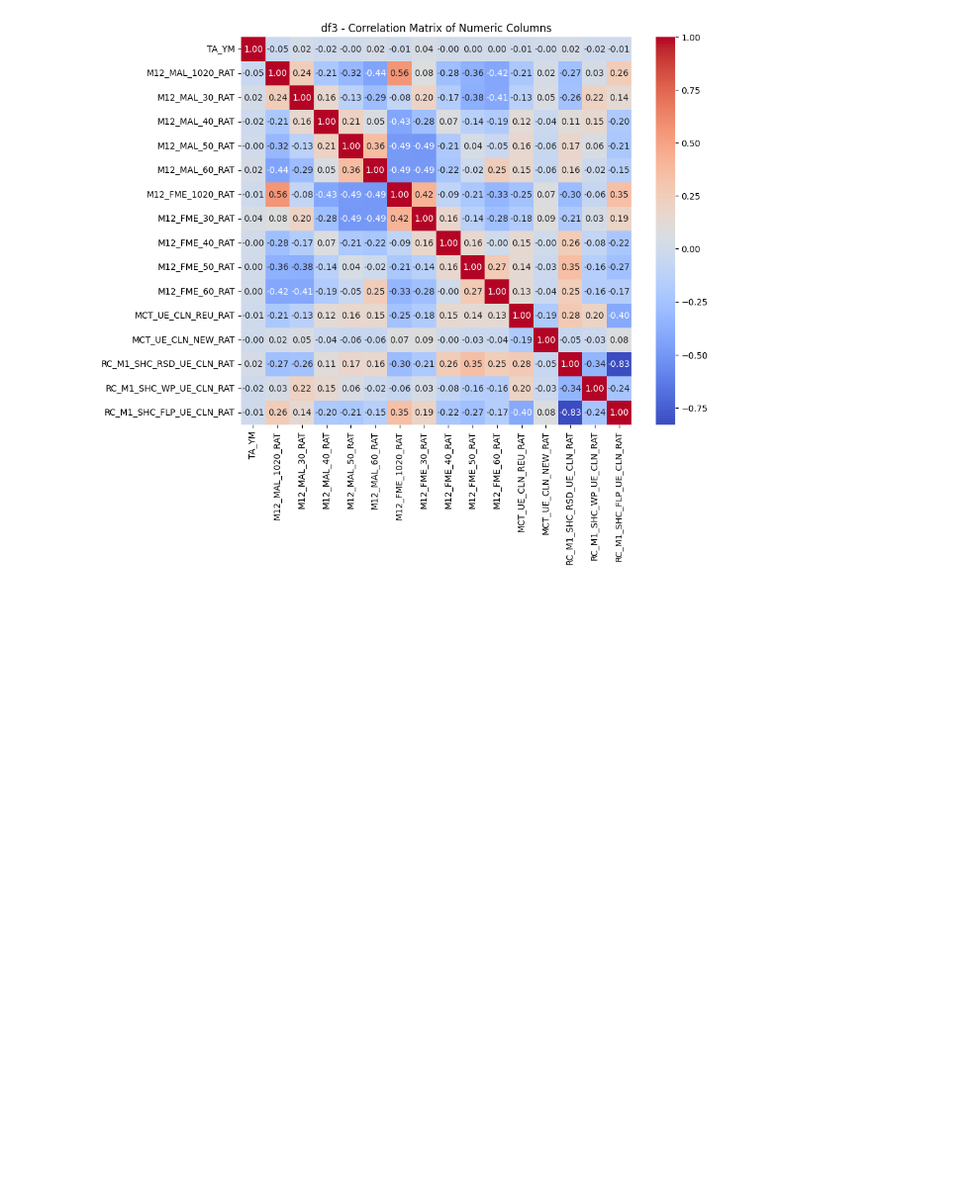
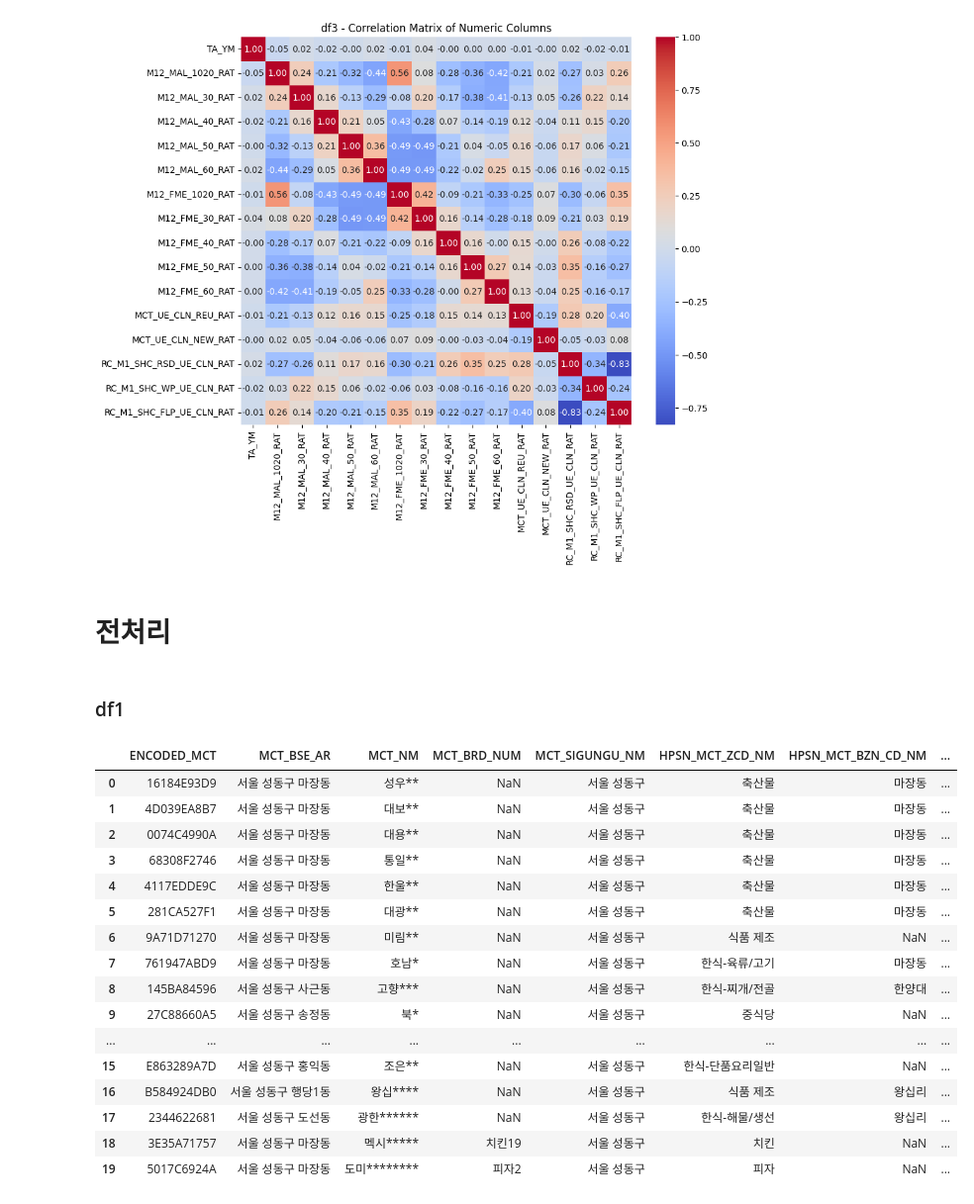
Before and after one commit to milkpotato1000/bigCon_hom, a Jupyter notebook: bigcon_jin1.ipynb, the cells around one changed output. Shown at 99% size. Saved outputs shown, nothing was run; the diff lists cells and outputs as text; code cells hidden in the pictures; blank space fills up the shorter version.

```diff
--- a/bigcon_jin1.ipynb
+++ b/bigcon_jin1.ipynb
@@ -608,3 +605,31 @@ plot_correlation_heatmap(df3, 'df3')
 [figure]
 [figure]
 [figure]
+# %% [markdown]
+# 전처리
+# %% [markdown]
+### df1
+# %%
+# Split 'MCT_BSE_AR' into 4 columns, handling multiple spaces
+df1[['MCT_BSE_AR_part1', 'MCT_BSE_AR_part2', 'MCT_BSE_AR_part3', 'MCT_BSE_AR_part4']] = df1['MCT_BSE_AR'].str.split(expand=True, n=3)
+
+# Display the updated dataframe with the new columns
+display(df1.head(20))
+# %% [output]
+|  | ENCODED_MCT | MCT_BSE_AR | MCT_NM | MCT_BRD_NUM | MCT_SIGUNGU_NM | HPSN_MCT_ZCD_NM | HPSN_MCT_BZN_CD_NM | ... |
+| 0 | 16184E93D9 | 서울 성동구 마장동 | 성우** | NaN | 서울 성동구 | 축산물 | 마장동 | ... |
+| 1 | 4D039EA8B7 | 서울 성동구 마장동 | 대보** | NaN | 서울 성동구 | 축산물 | 마장동 | ... |
+| 2 | 0074C4990A | 서울 성동구 마장동 | 대용** | NaN | 서울 성동구 | 축산물 | 마장동 | ... |
+| 3 | 68308F2746 | 서울 성동구 마장동 | 통일** | NaN | 서울 성동구 | 축산물 | 마장동 | ... |
+| 4 | 4117EDDE9C | 서울 성동구 마장동 | 한울** | NaN | 서울 성동구 | 축산물 | 마장동 | ... |
+| 5 | 281CA527F1 | 서울 성동구 마장동 | 대광** | NaN | 서울 성동구 | 축산물 | 마장동 | ... |
+| 6 | 9A71D71270 | 서울 성동구 마장동 | 미림** | NaN | 서울 성동구 | 식품 제조 | NaN | ... |
+| 7 | 761947ABD9 | 서울 성동구 마장동 | 호남* | NaN | 서울 성동구 | 한식-육류/고기 | 마장동 | ... |
+| 8 | 145BA84596 | 서울 성동구 사근동 | 고향*** | NaN | 서울 성동구 | 한식-찌개/전골 | 한양대 | ... |
+| 9 | 27C88660A5 | 서울 성동구 송정동 | 북* | NaN | 서울 성동구 | 중식당 | NaN | ... |
+| ... | ... | ... | ... | ... | ... | ... | ... | ... |
+| 15 | E863289A7D | 서울 성동구 홍익동 | 조은** | NaN | 서울 성동구 | 한식-단품요리일반 | NaN | ... |
+| 16 | B584924DB0 | 서울 성동구 행당1동 | 왕십**** | NaN | 서울 성동구 | 식품 제조 | 왕십리 | ... |
+| 17 | 2344622681 | 서울 성동구 도선동 | 광한****** | NaN | 서울 성동구 | 한식-해물/생선 | 왕십리 | ... |
+| 18 | 3E35A71757 | 서울 성동구 마장동 | 멕시***** | 치킨19 | 서울 성동구 | 치킨 | NaN | ... |
+| 19 | 5017C6924A | 서울 성동구 마장동 | 도미******** | 피자2 | 서울 성동구 | 피자 | NaN | ... |
```
Also changed, not shown: parts of 67 cells of this notebook.
